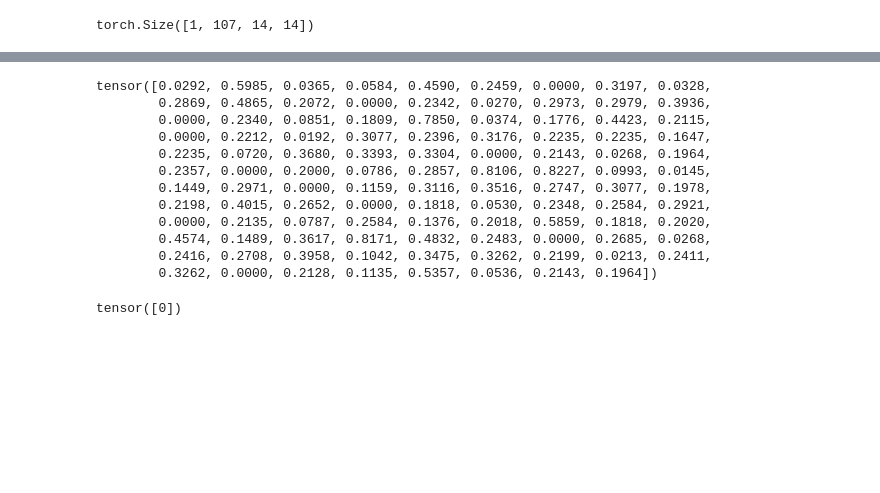
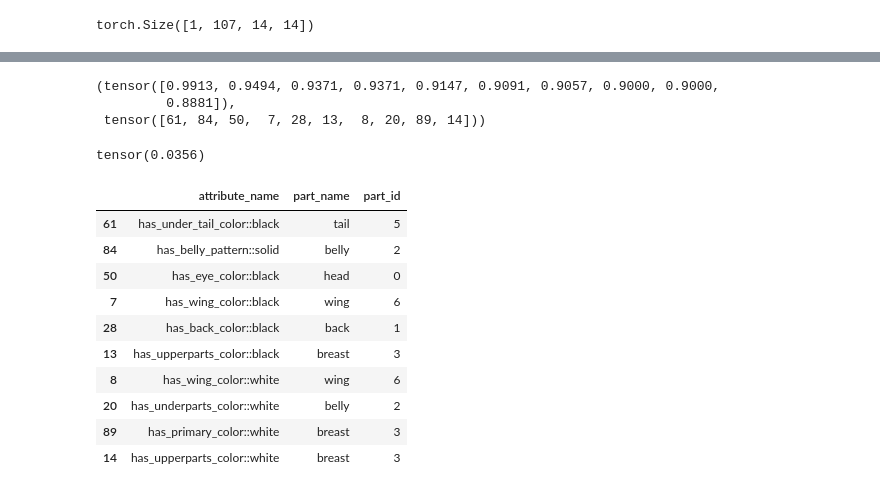
Before and after one commit to zijizhu/clip-concept, a Jupyter notebook: visualization.ipynb, the cells around one changed output, grey strips where cells are left out. Cells and saved outputs as stored; diff of their text form; code cells hidden in the pictures; blank space fills up the shorter version.

```diff
--- a/visualization.ipynb
+++ b/visualization.ipynb
@@ -51,21 +55,27 @@ dataset_val.attribute_df
 107 rows × 3 columns
-# %%
-dataset_val.attr_class_map[0] / 100
-# %% [output]
-tensor([0.0292, 0.5985, 0.0365, 0.0584, 0.4590, 0.2459, 0.0000, 0.3197, 0.0328,
-        0.2869, 0.4865, 0.2072, 0.0000, 0.2342, 0.0270, 0.2973, 0.2979, 0.3936,
-        0.0000, 0.2340, 0.0851, 0.1809, 0.7850, 0.0374, 0.1776, 0.4423, 0.2115,
-        0.0000, 0.2212, 0.0192, 0.3077, 0.2396, 0.3176, 0.2235, 0.2235, 0.1647,
-        0.2235, 0.0720, 0.3680, 0.3393, 0.3304, 0.0000, 0.2143, 0.0268, 0.1964,
-        0.2357, 0.0000, 0.2000, 0.0786, 0.2857, 0.8106, 0.8227, 0.0993, 0.0145,
-        0.1449, 0.2971, 0.0000, 0.1159, 0.3116, 0.3516, 0.2747, 0.3077, 0.1978,
-        0.2198, 0.4015, 0.2652, 0.0000, 0.1818, 0.0530, 0.2348, 0.2584, 0.2921,
-        0.0000, 0.2135, 0.0787, 0.2584, 0.1376, 0.2018, 0.5859, 0.1818, 0.2020,
-        0.4574, 0.1489, 0.3617, 0.8171, 0.4832, 0.2483, 0.0000, 0.2685, 0.0268,
-        0.2416, 0.2708, 0.3958, 0.1042, 0.3475, 0.3262, 0.2199, 0.0213, 0.2411,
-        0.3262, 0.0000, 0.2128, 0.1135, 0.5357, 0.0536, 0.2143, 0.1964])
-# %%
-class_tgts
-# %% [output]
-tensor([0])
+# %%
+vals, idxs = torch.topk(dataset_val.attr_class_map[190], k=10)
+vals, idxs
+# %% [output]
+(tensor([0.9913, 0.9494, 0.9371, 0.9371, 0.9147, 0.9091, 0.9057, 0.9000, 0.9000,
+         0.8881]),
+ tensor([61, 84, 50,  7, 28, 13,  8, 20, 89, 14]))
+# %%
+torch.max(attn_maps.squeeze())
+# %% [output]
+tensor(0.0356)
+# %%
+dataset_val.attribute_df.reset_index(drop=True).iloc[idxs.numpy()]
+# %% [output]
+|  | attribute_name | part_name | part_id |
+| 61 | has_under_tail_color::black | tail | 5 |
+| 84 | has_belly_pattern::solid | belly | 2 |
+| 50 | has_eye_color::black | head | 0 |
+| 7 | has_wing_color::black | wing | 6 |
+| 28 | has_back_color::black | back | 1 |
+| 13 | has_upperparts_color::black | breast | 3 |
+| 8 | has_wing_color::white | wing | 6 |
+| 20 | has_underparts_color::white | belly | 2 |
+| 89 | has_primary_color::white | breast | 3 |
+| 14 | has_upperparts_color::white | breast | 3 |
 # %%
```
Also changed, not shown: parts of 5 cells of this notebook, 1 other file.
